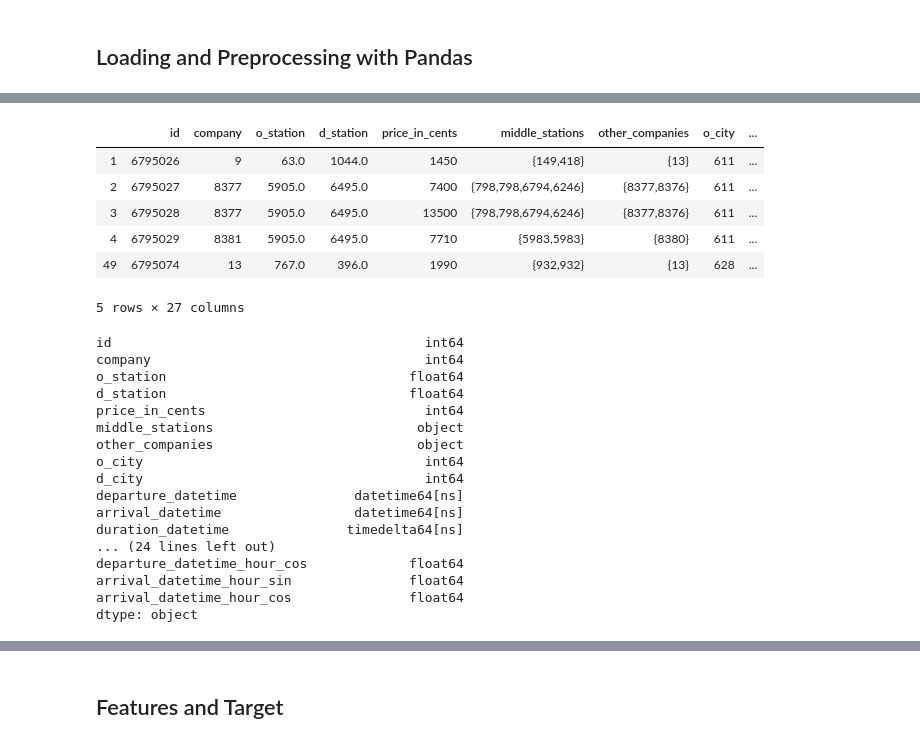
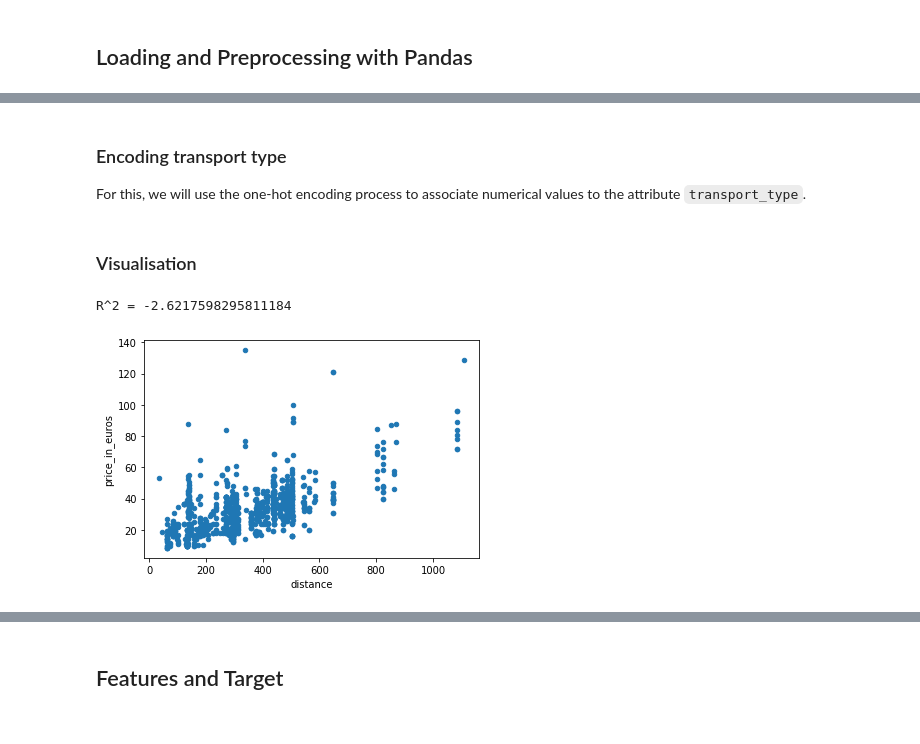
Before and after one commit to romal96/tictatrip-exo-data, a Jupyter notebook: notebook.ipynb, the cells around one changed output, grey strips where cells are left out. Saved outputs shown, nothing was run; the diff lists cells and outputs as text; code cells hidden in the pictures.

Commit message:
Models finished
- No bugs
- Re-reading expected before submitting the work
- A more detailed conclusion will be perfect

```diff
--- a/notebook.ipynb
+++ b/notebook.ipynb
@@ -438,7 +402,7 @@ def add_month_day_hour(df, column_name):
     df[column_name + "_hour"] = df[column_name].dt.hour
     return df
 
-def add_duration_minute(df, column_name):
+def add_duration_minute_and_hour(df, column_name):
     """
     Parameters:
     - df: Panda Dataframe
@@ -446,7 +410,8 @@ def add_duration_minute(df, column_name):
         It is an attribute corresponding to a duration (of type timedelta64[ns])
     Returns:
     - df: Panda Dataframe
-        The dataframe contains one more column which denotes the duration of the trip in minutes.
+        The dataframe contains 2 more column which denotes the duration of the trip in minutes and one in hour.
     """
     df[column_name + "_in_min"] = df[column_name].dt.total_seconds()/60
+    df[column_name + "_in_hour"] = df[column_name].dt.total_seconds()/3600
     return df
@@ -476,17 +421,7 @@ df_tickets = add_month_day_hour(df_tickets, "departure_datetime")
 df_tickets = add_month_day_hour(df_tickets, "arrival_datetime")
 
 # Apply the function add_hour_minute for field duration_datetime.
-df_tickets = add_duration_minute(df_tickets, "duration_datetime")
-
-df_tickets.head()
+df_tickets = add_duration_minute_and_hour(df_tickets, "duration_datetime")
-# %% [output]
-|  | id | company | o_station | d_station | price_in_cents | middle_stations | other_companies | o_city | ... |
-| 1 | 6795026 | 9 | 63.0 | 1044.0 | 1450 | {149,418} | {13} | 611 | ... |
-| 2 | 6795027 | 8377 | 5905.0 | 6495.0 | 7400 | {798,798,6794,6246} | {8377,8376} | 611 | ... |
-| 3 | 6795028 | 8377 | 5905.0 | 6495.0 | 13500 | {798,798,6794,6246} | {8377,8376} | 611 | ... |
-| 4 | 6795029 | 8381 | 5905.0 | 6495.0 | 7710 | {5983,5983} | {8380} | 611 | ... |
-| 49 | 6795074 | 13 | 767.0 | 396.0 | 1990 | {932,932} | {13} | 628 | ... |
-5 rows × 27 columns
 # %%
 # Now we encode cyclical features
 def encode(df, column_name, max_val):
@@ -507,32 +442,15 @@ def encode(df, column_name, max_val):
     df[column_name + '_sin'] = np.sin(2 * np.pi * df[column_name]/max_val)
     df[column_name + '_cos'] = np.cos(2 * np.pi * df[column_name]/max_val)
     return df
+
+df_tickets = encode(df_tickets, "departure_datetime_month", 12)
+df_tickets = encode(df_tickets, "arrival_datetime_month", 12)
+
+df_tickets = encode(df_tickets, "departure_datetime_day", 365)
+df_tickets = encode(df_tickets, "arrival_datetime_day", 365)
+
+df_tickets = encode(df_tickets, "departure_datetime_hour", 23)
+df_tickets = encode(df_tickets, "arrival_datetime_hour", 23)
-# %%
-df_tickets = encode(df_tickets, "departure_datetime_month", 12)
-df_tickets = encode(df_tickets, "arrival_datetime_month", 23)
-
-df_tickets = encode(df_tickets, "departure_datetime_day", 365)
-df_tickets = encode(df_tickets, "arrival_datetime_day", 365)
-
-df_tickets = encode(df_tickets, "departure_datetime_hour", 23)
-df_tickets = encode(df_tickets, "arrival_datetime_hour", 23)
-
-df_tickets.dtypes
-# %% [output]
-id                                        int64
-company                                   int64
-o_station                               float64
-d_station                               float64
-price_in_cents                            int64
-middle_stations                          object
-other_companies                          object
-o_city                                    int64
-d_city                                    int64
-departure_datetime               datetime64[ns]
-arrival_datetime                 datetime64[ns]
-duration_datetime               timedelta64[ns]
-... (24 lines left out)
-departure_datetime_hour_cos             float64
-arrival_datetime_hour_sin               float64
-arrival_datetime_hour_cos               float64
-dtype: object
+# %% [markdown]
+### Encoding transport type
+For this, we will use the one-hot encoding process to associate numerical values to the attribute `transport_type`.
@@ -538,0 +467,10 @@ dtype: object
+# %% [markdown]
+### Visualisation
+# %%
+plot = df_tickets[:1000].plot.scatter('distance', 'price_in_euros')
+# The relation betweeen the duration and the price is very noisy
+from sklearn.metrics import r2_score
+print("R^2 =", r2_score(df_tickets["distance"].to_numpy(), df_tickets["price_in_euros"].to_numpy())) # No linear relations!
+# %% [output]
+R^2 = -2.6217598295811184
+[figure, added]
```
Also changed, not shown: parts of 34 cells of this notebook.
